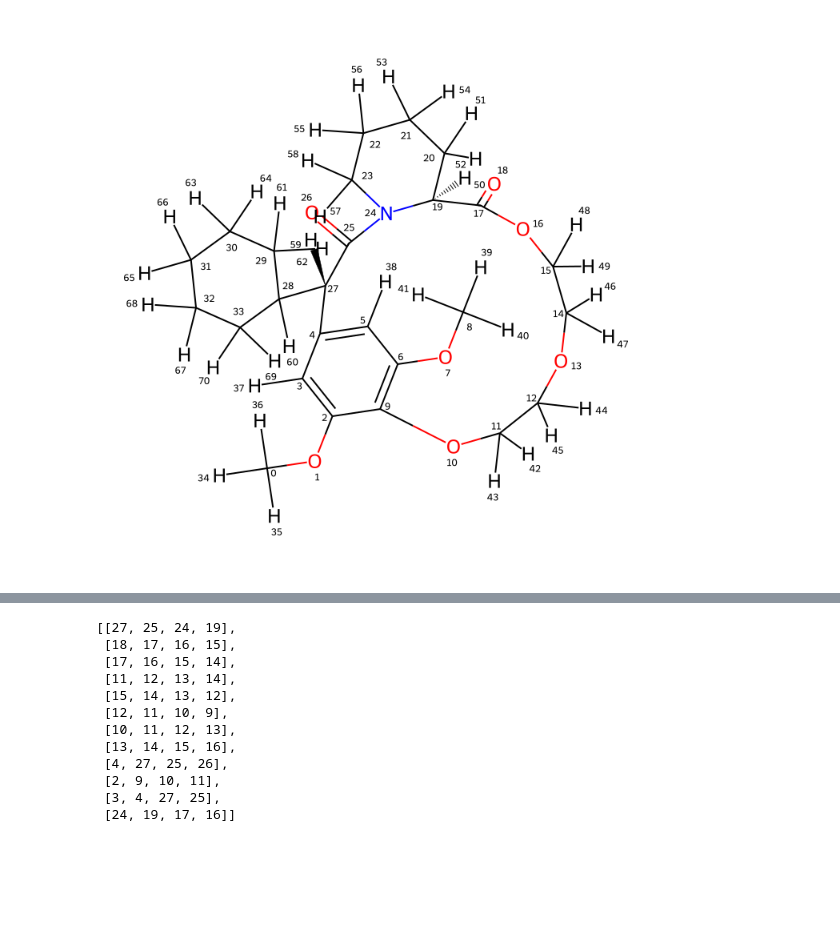
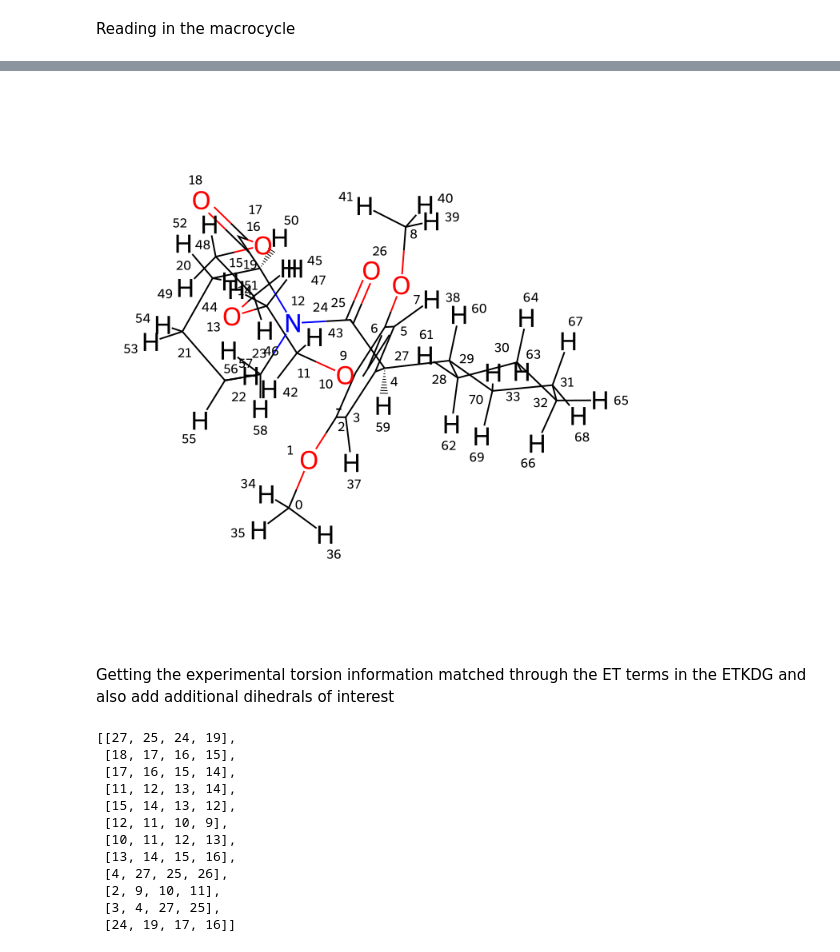
Before and after one commit to rinikerlab/TorsionAngularBinStrings, a Jupyter notebook: Analysis/CustomTabsMacrocycle.ipynb, the cells around one changed output, grey strips where cells are left out. Drawn from its saved outputs; the diff is of its cells as text; code cells hidden in the pictures; blank space fills up the shorter version.

```diff
--- a/Analysis/CustomTabsMacrocycle.ipynb
+++ b/Analysis/CustomTabsMacrocycle.ipynb
@@ -14 +13,3 @@ from scipy.stats import chi2_contingency
+# %% [markdown]
+Reading in the macrocycle
 # %%
@@ -16,5 +17,4 @@ template = Chem.MolFromMolFile("/home/braunje/Macrocycles/Enrico/ligand.sdf",rem
-# %%
-template.RemoveAllConformers()
-template
-# %% [output]
-[figure, removed]
+# %%
+rdDepictor.SetPreferCoordGen(True)
+template
+# %% [output]
@@ -21,3 +22,6 @@ template
+[figure, added]
+# %% [markdown]
+Getting the experimental torsion information matched through the ET terms in the ETKDG and also add additional dihedrals of interest
 # %%
 etInfo = DihedralInfoFromTorsionLib(template)
 # get indices where TorsionType is MACROCYCLE
```
Also changed, not shown: parts of 21 cells of this notebook.
